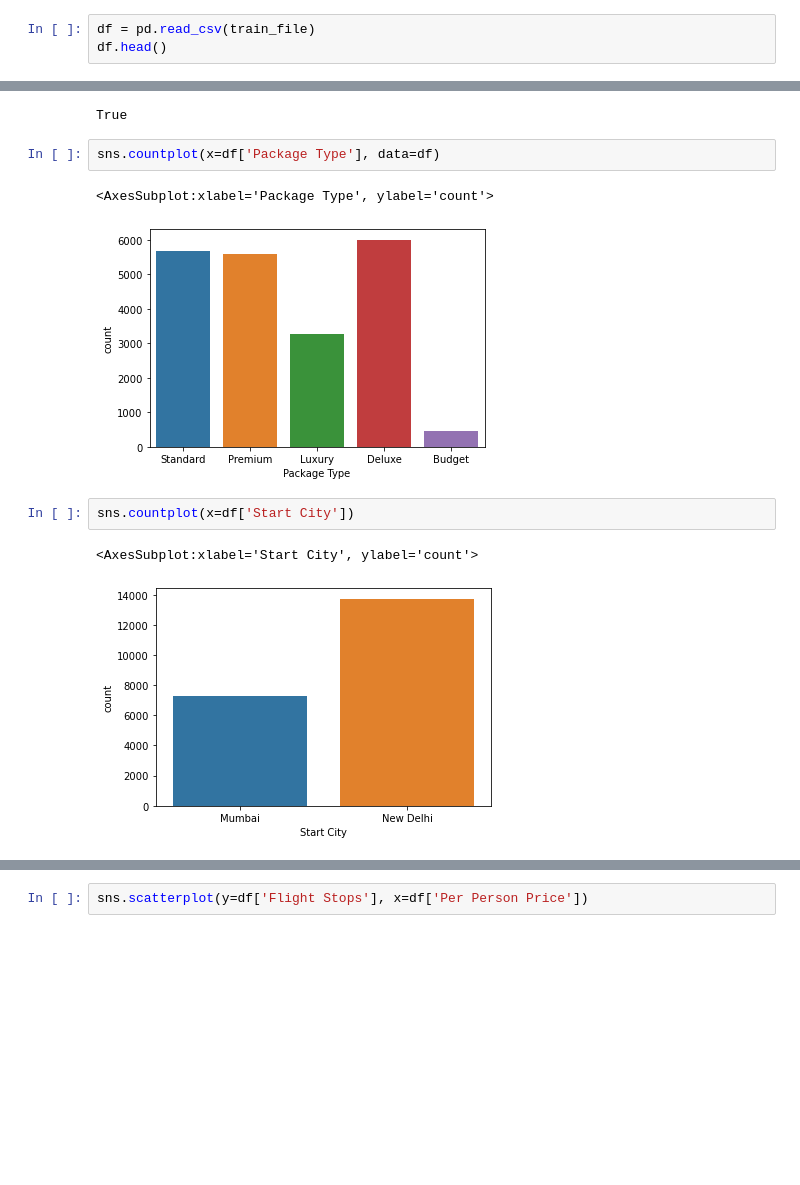
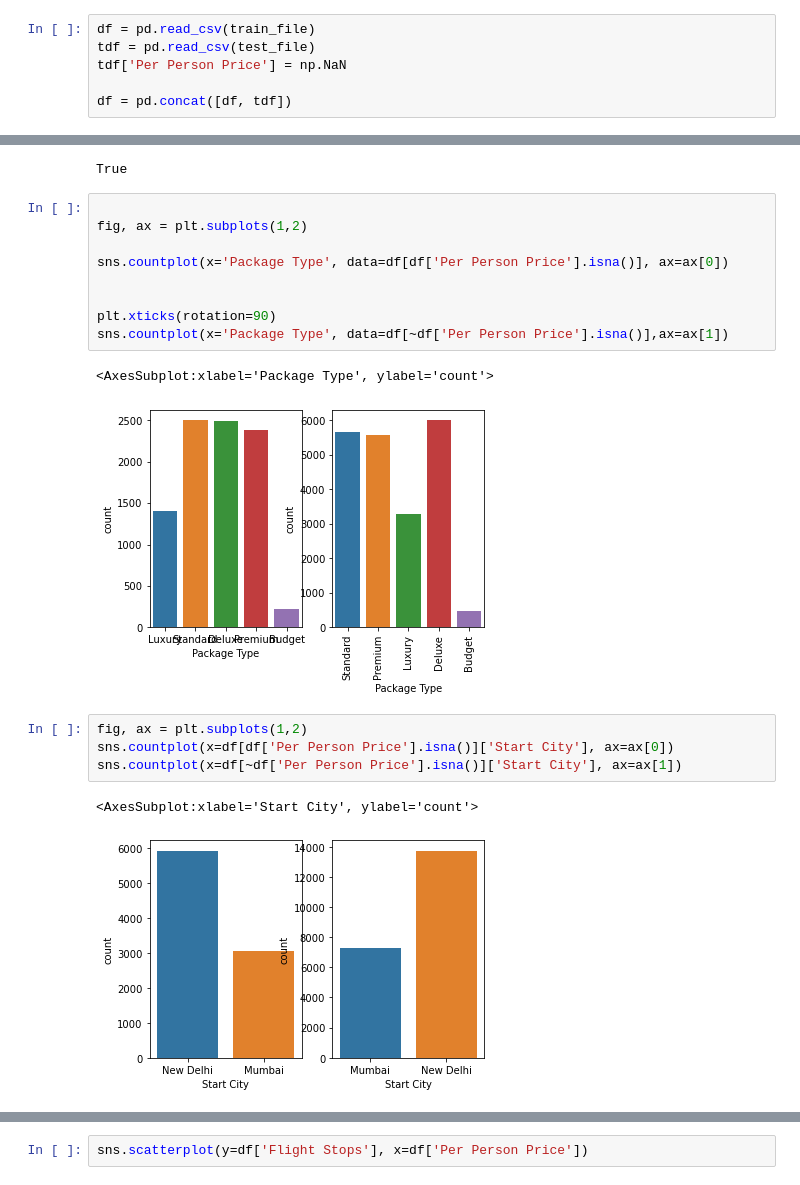
Before and after one commit to thunderock/machine_hack, a Jupyter notebook: price_prediction/data analysis and imputations.ipynb, the cells around one changed output, grey strips where cells are left out. Drawn from its saved outputs; the diff is of its cells as text; blank space fills up the shorter version.

Commit message:
started this

```diff
--- a/price_prediction/data analysis and imputations.ipynb
+++ b/price_prediction/data analysis and imputations.ipynb
@@ -15,4 +15,7 @@ train_file = "Train.csv"
 test_file = "Test.csv"
 # %%
 df = pd.read_csv(train_file)
-df.head()
+tdf = pd.read_csv(test_file)
+tdf['Per Person Price'] = np.NaN
+
+df = pd.concat([df, tdf])
@@ -80,15 +76,24 @@ df['Uniq Id'].nunique() == df.shape[0]
 # %% [output]
 True
 # %%
-sns.countplot(x=df['Package Type'], data=df)
+
+fig, ax = plt.subplots(1,2)
+
+sns.countplot(x='Package Type', data=df[df['Per Person Price'].isna()], ax=ax[0])
+
+
+plt.xticks(rotation=90)
+sns.countplot(x='Package Type', data=df[~df['Per Person Price'].isna()],ax=ax[1])
 # %% [output]
 <AxesSubplot:xlabel='Package Type', ylabel='count'>
-[figure, old version]
+[figure, new version]
 # %%
-sns.countplot(x=df['Start City'])
+fig, ax = plt.subplots(1,2)
+sns.countplot(x=df[df['Per Person Price'].isna()]['Start City'], ax=ax[0])
+sns.countplot(x=df[~df['Per Person Price'].isna()]['Start City'], ax=ax[1])
 # %% [output]
 <AxesSubplot:xlabel='Start City', ylabel='count'>
-[figure, old version]
+[figure, new version]
 # %%
 def split_str(x):
     return len(x.split("|"))
```
Also changed, not shown: parts of 18 cells of this notebook.
